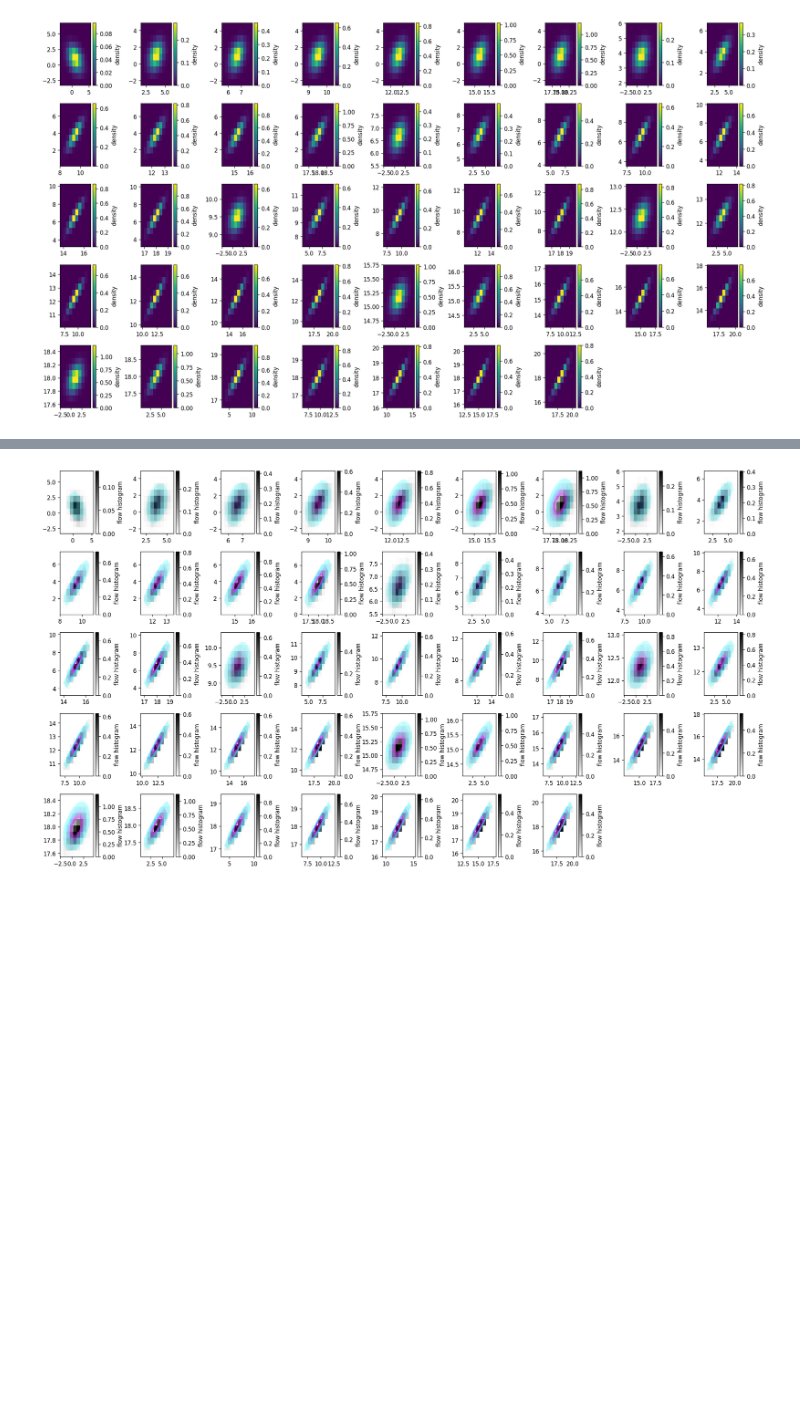
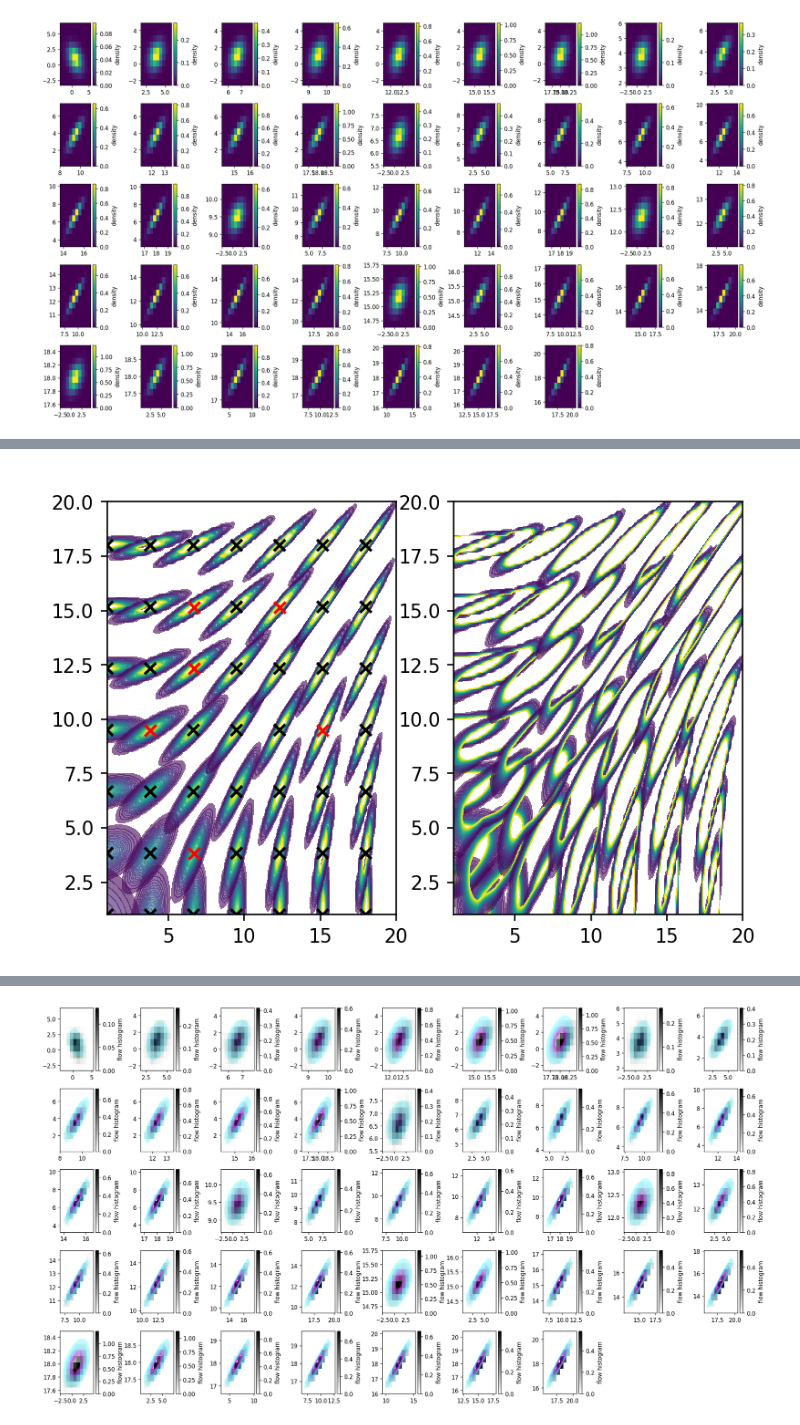
Before and after one commit to phinate/flow-interpolation, a Jupyter notebook: toy_problem.ipynb, the cells around one changed output, grey strips where cells are left out. Cells and saved outputs as stored; diff of their text form; code cells hidden in the pictures; blank space fills up the shorter version.

```diff
--- a/toy_problem.ipynb
+++ b/toy_problem.ipynb
@@ -263,0 +248,34 @@ plt.legend()
+# %%
+flow.load_state_dict(result)
+
+fig, axs = plt.subplots(1,2)
+
+ax = axs[0]
+step = 0.02
+m = jnp.amax(pdfs[int(len(pdfs) / 2 - num_means/4)])
+levels = jnp.arange(0.0, m, step) + step
+for i,pdf in enumerate(pdfs):
+    a = ax.contourf(xx, yy, pdf,  alpha=0.6, cmap='viridis',levels=levels)
+
+ax.scatter(xx2, yy2, marker='x', c=['None' if x in test else 'k' for x in means.tolist()], label ="means (training set)")
+ax.scatter(np.array(test)[:,0], np.array(test)[:,1], marker='x', c='r', label ="means (test set)")
+
+# plt.colorbar(a, ax=ax, label="probability density")
+plt.legend(bbox_to_anchor=(0,1.02,1,0.2), loc="lower left",
+                mode="expand", borderaxespad=0, ncol=2, frameon=False)
+
+def flow_pdf(inputs, context):
+    transformed_inputs = torch.tensor(feature_scaler.transform(inputs), dtype=torch.float32)
+    if context is not None:
+        transformed_context = torch.tensor(context_scaler.transform(context), dtype=torch.float32)
+    else:
+        transformed_context = None
+    return flow.log_prob(transformed_inputs, transformed_context).exp()
+with torch.no_grad():
+    flow_pdfs = [np.asarray(flow_pdf(xy_pairs_eval.tolist(), [context]*len(xy_pairs_eval)).detach()) for context in means.tolist()]
+flow_pdfs = np.asarray(flow_pdfs).reshape(len(means), *grid_size)
+ax = axs[1]
+for i,fpdf in enumerate(flow_pdfs):
+    a = ax.contourf(xx, yy, fpdf,  alpha=0.6, cmap='viridis', levels=levels)
+# ax.legend(loc="upper center", fancybox=True,);
+# %% [output]
@@ -264,3 +283,4 @@ plt.legend()
+[figure, added]
 # %%
 flow.load_state_dict(result)
 flow_hists, _ = sample.hist2d_from_flows_with_error([flow], test_x_bins, test_y_bins, feature_scaler, context_scaler=context_scaler, context=test, num_samples=10000, density=True)
```
Also changed, not shown: parts of 7 cells of this notebook, 1 other file.
